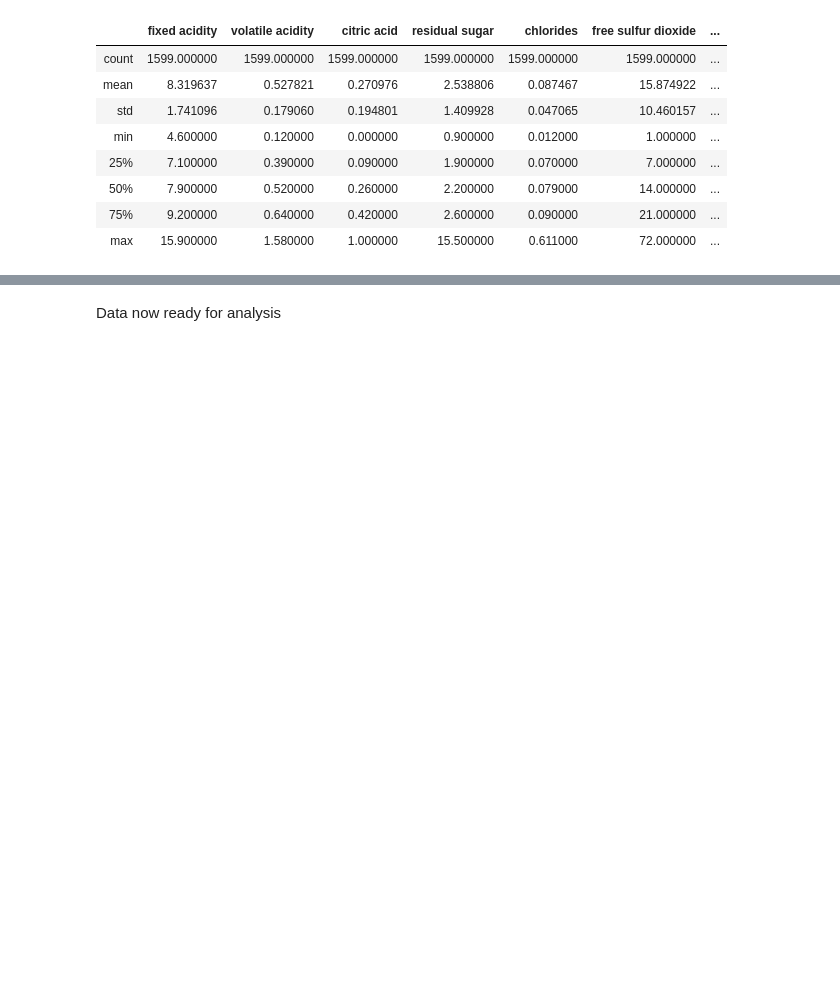
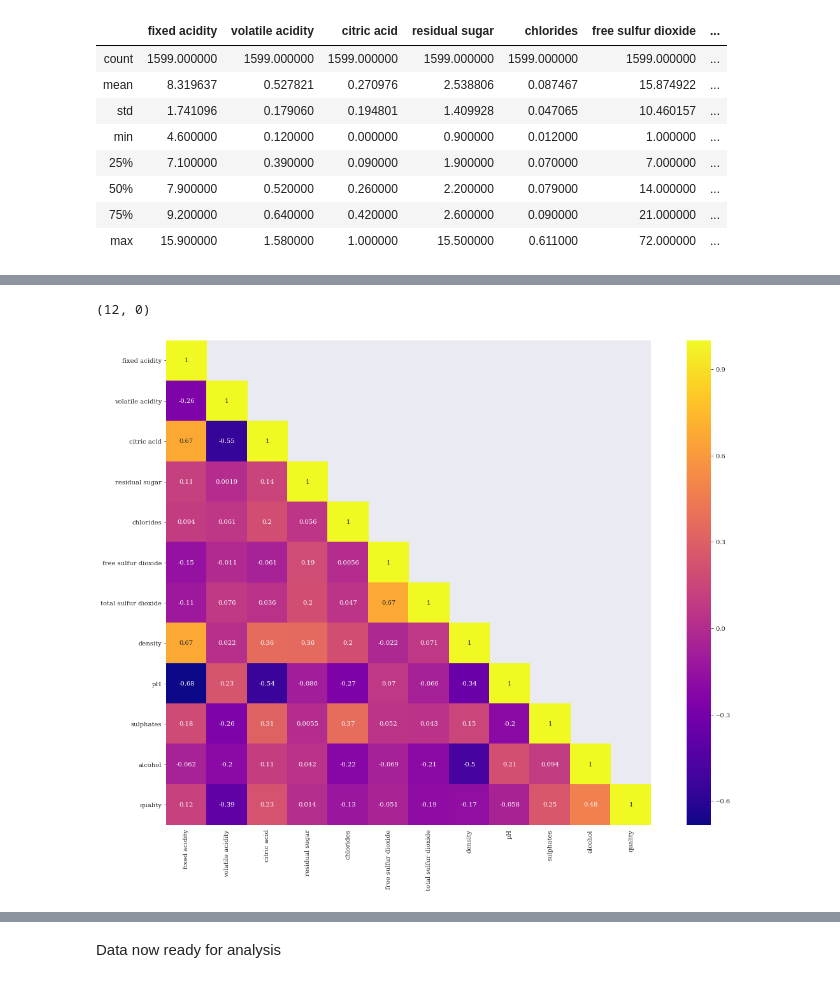
Before and after one commit to bruce-chappell/FYS4155, a Jupyter notebook: project3/project3_wine.ipynb, the cells around one changed output, grey strips where cells are left out. Saved outputs shown, nothing was run; the diff lists cells and outputs as text; code cells hidden in the pictures; blank space fills up the shorter version.

```diff
--- a/project3/project3_wine.ipynb
+++ b/project3/project3_wine.ipynb
@@ -57,3 +65,14 @@ data.loc[:, data.columns != 'quality'].describe()
+# %%
+#corelation matrix.
+cor_mat= data.corr()
+mask = np.array(cor_mat)
+mask[np.tril_indices_from(mask)] = False
+fig, ax =plt.subplots(figsize = (20,14))
+sns.heatmap(data=cor_mat,mask=mask,square=True,annot=True,cbar=True, cmap = 'plasma')
+ax.set_ylim(12,0)
+# %% [output]
+(12, 0)
+[figure, added]
 # %%
 predictors = ['fixed acidity', 'volatile acidity', 'citric acid', 'residual sugar', 'chlorides', 'free sulfur dioxide',
              'total sulfur dioxide', 'density', 'pH', 'sulphates', 'alcohol']
```
Also changed, not shown: parts of 20 cells of this notebook.
